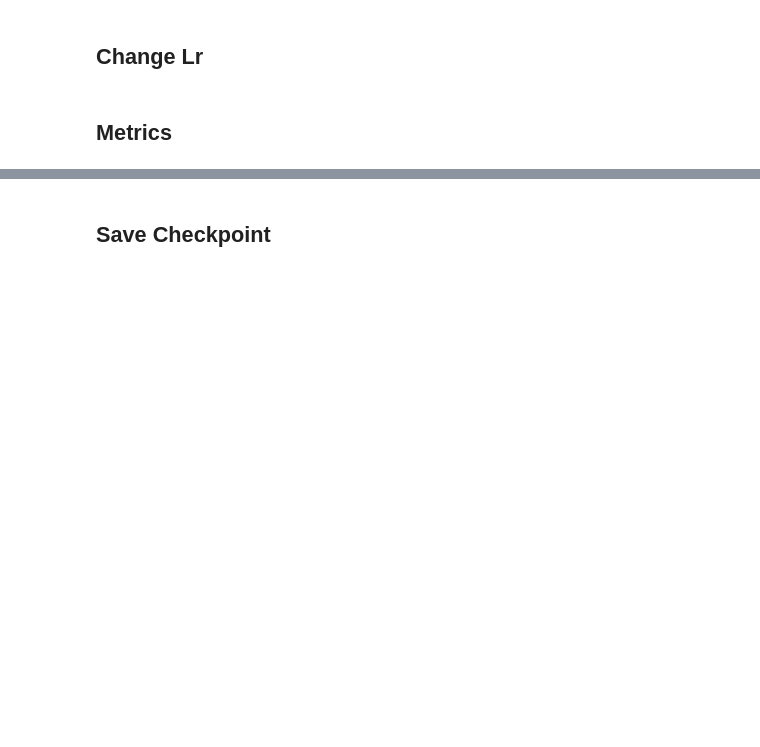
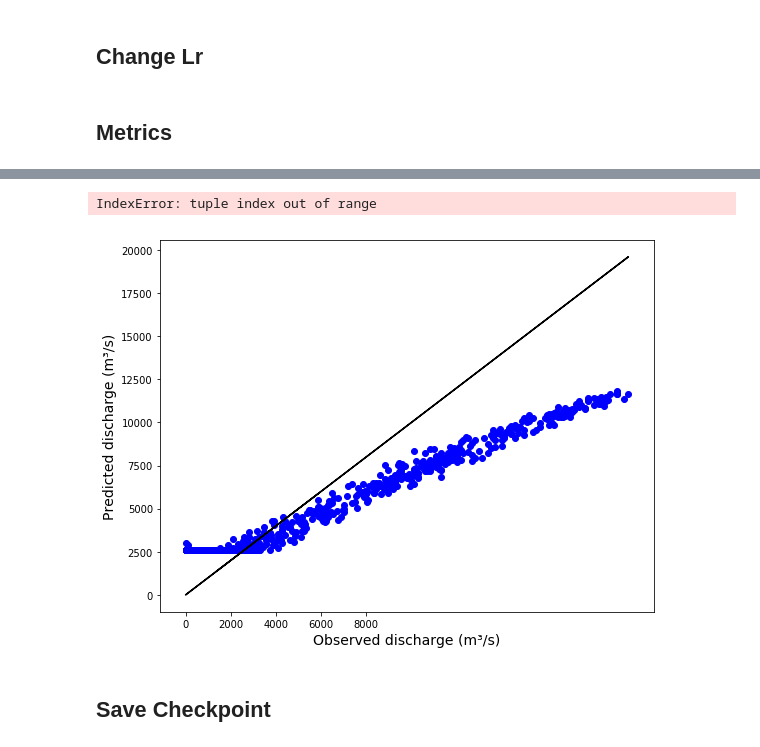
Before and after one commit to hminle/CNN-in-rainfall-runoff-modelling, a Jupyter notebook: notebooks/ANN.ipynb, the cells around one changed output, grey strips where cells are left out. Cells and saved outputs as stored; diff of their text form; code cells hidden in the pictures; blank space fills up the shorter version.

```diff
--- a/notebooks/ANN.ipynb
+++ b/notebooks/ANN.ipynb
@@ -457,19 +468,22 @@ plt.show()
 # %%
 # Draw predicted and observed discharge
 x = list(range(len(y_pred_unnormalized)))
 plt.plot(y_test_df[0].values,y_test_df[0].values, color='black')
 plt.scatter(y_test_df[0].values, y_pred_unnormalized, label='Predicted', color='blue', )
 #plt.legend(loc='upper left')
 #plt.title('CNN Model - Test vs Prediction', fontdict={'fontsize': 18})
 plt.xlabel('Observed discharge (m\u00b3/s)', fontdict={'fontsize': 14})
 plt.ylabel('Predicted discharge (m\u00b3/s)', fontdict={'fontsize': 14})
 plt.xticks([0, 2000, 4000, 6000, 8000]) # Chau Doc
 #plt.ticklabel_format(axis='both', style='sci', scilimits=(0,0), useMathText=True)
 #plt.xticks([0, 5000, 10000, 15000, 20000]) #Can Tho
 #plt.yticks([0, 5000, 10000, 15000, 20000]) #Can Tho
-image_file_name_2 = '{}_{}_{}_{}_{}_predicted_vs_observed.jpg'.format(args.model_arch, args.layer1, args.layer2, args.center, args.input_type)
+image_file_name_2 = '{}_{}_{}_{}_{}_predicted_vs_observed.jpg'.format(args.model_arch, args.center, args.input_type)
 #plt.savefig(image_file_name_2, dpi=400)
 plt.show()
+# %% [output]
+IndexError: tuple index out of range
+[figure, added]
 # %% [markdown]
 ## Save Checkpoint
 # %%
```
Also changed, not shown: parts of 3 cells of this notebook.
